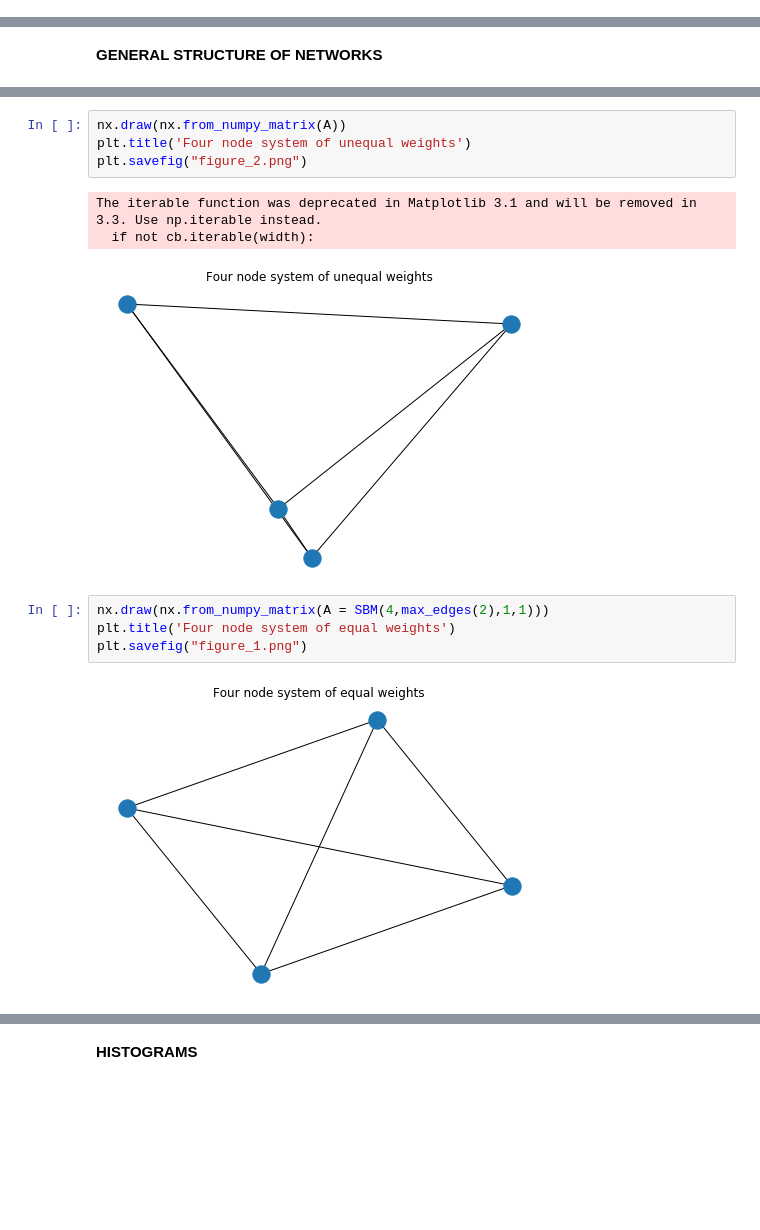
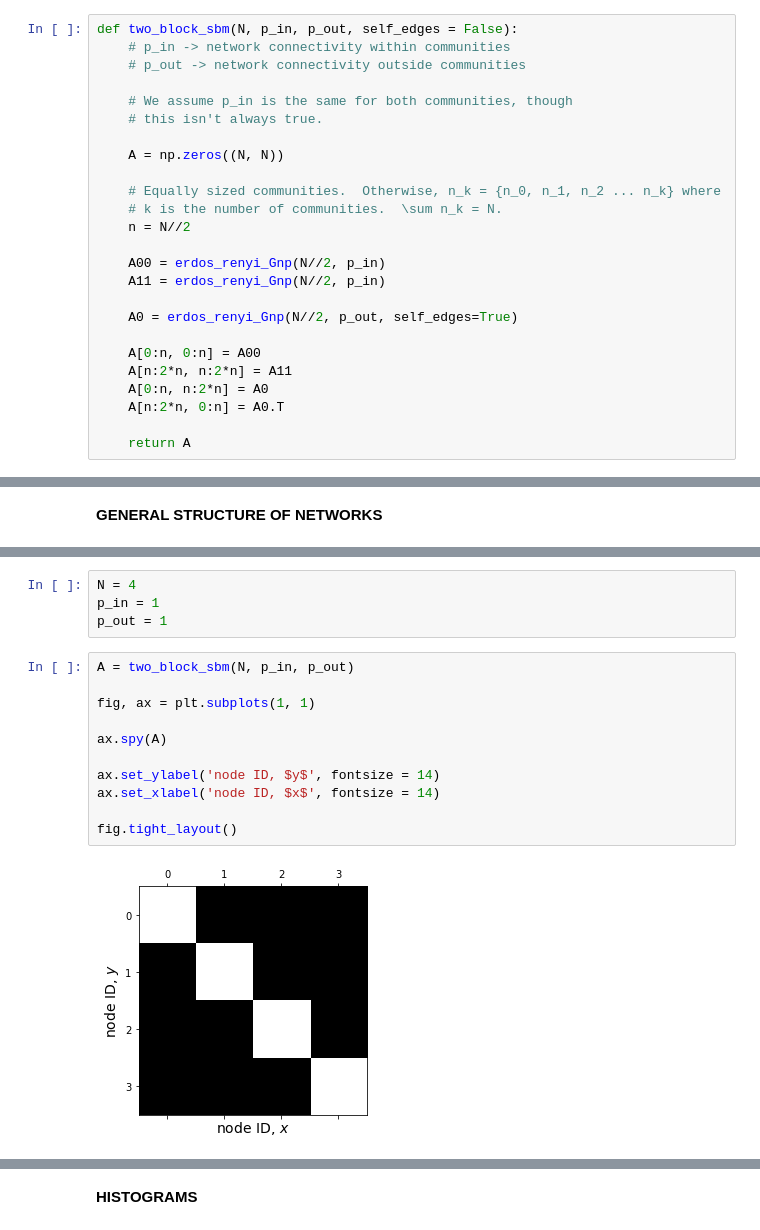
Before and after one commit to jdkazime/phy405-midterm2, a Jupyter notebook: midterm_2.ipynb, the cells around one changed output, grey strips where cells are left out. Cells and saved outputs as stored; diff of their text form; blank space fills up the shorter version.

```diff
--- a/midterm_2.ipynb
+++ b/midterm_2.ipynb
@@ -116,0 +38,25 @@ def B_entropy(A,s):
+# %%
+def two_block_sbm(N, p_in, p_out, self_edges = False):
+    # p_in -> network connectivity within communities
+    # p_out -> network connectivity outside communities
+
+    # We assume p_in is the same for both communities, though
+    # this isn't always true.
+
+    A = np.zeros((N, N))
+
+    # Equally sized communities.  Otherwise, n_k = {n_0, n_1, n_2 ... n_k} where
+    # k is the number of communities.  \sum n_k = N.
+    n = N//2
+
+    A00 = erdos_renyi_Gnp(N//2, p_in)
+    A11 = erdos_renyi_Gnp(N//2, p_in)
+
+    A0 = erdos_renyi_Gnp(N//2, p_out, self_edges=True)
+
+    A[0:n, 0:n] = A00
+    A[n:2*n, n:2*n] = A11
+    A[0:n, n:2*n] = A0
+    A[n:2*n, 0:n] = A0.T
+
+    return A
@@ -127,14 +106,17 @@ spy(A)
-# %%
-nx.draw(nx.from_numpy_matrix(A))
-plt.title('Four node system of unequal weights')
-plt.savefig("figure_2.png")
-# %% [output]
-The iterable function was deprecated in Matplotlib 3.1 and will be removed in 3.3. Use np.iterable instead.
-  if not cb.iterable(width):
-[figure, removed]
-# %%
-nx.draw(nx.from_numpy_matrix(A = SBM(4,max_edges(2),1,1)))
-plt.title('Four node system of equal weights')
-plt.savefig("figure_1.png")
-# %% [output]
-[figure, removed]
+# %%
+N = 4
+p_in = 1
+p_out = 1
+# %%
+A = two_block_sbm(N, p_in, p_out)
+
+fig, ax = plt.subplots(1, 1)
+
+ax.spy(A)
+
+ax.set_ylabel('node ID, $y$', fontsize = 14)
+ax.set_xlabel('node ID, $x$', fontsize = 14)
+
+fig.tight_layout()
+# %% [output]
+[figure, added]
```
Also changed, not shown: parts of 49 cells of this notebook.
